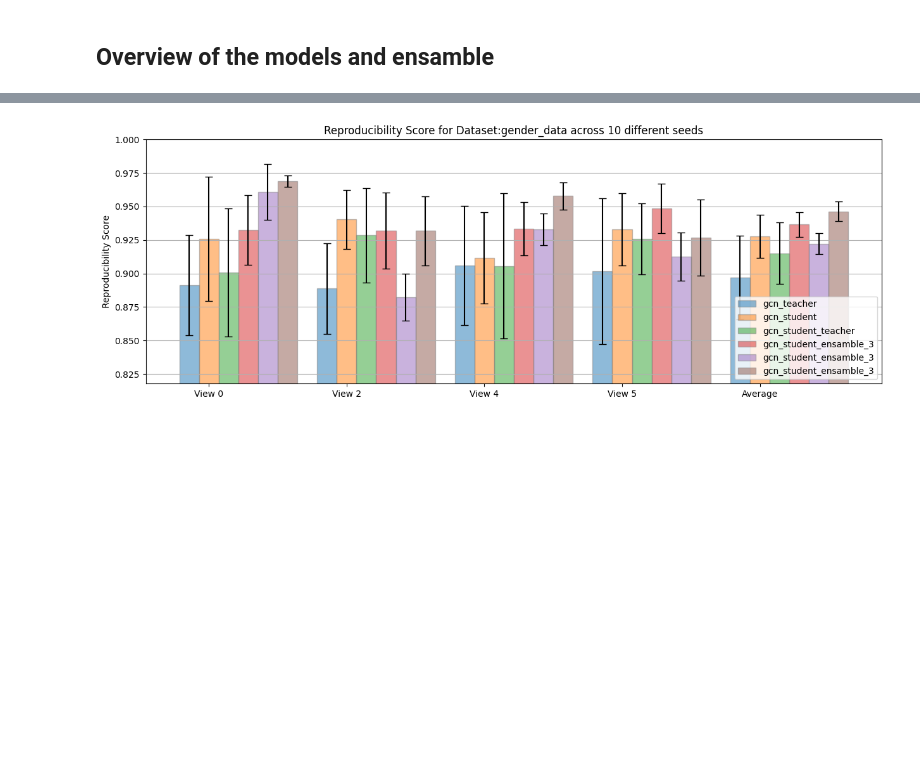
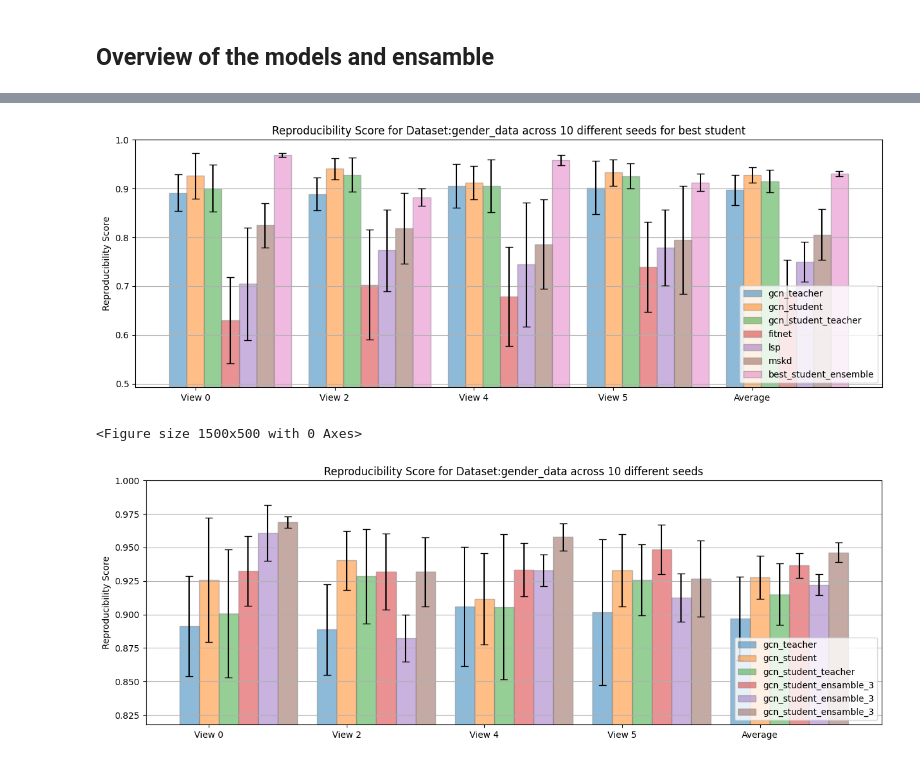
Before and after one commit to LorenzoStigliano/thesis-imperial, a Jupyter notebook: src/utils/ensemble_analysis.ipynb, the cells around one changed output, grey strips where cells are left out. Cells and saved outputs as stored; diff of their text form; code cells hidden in the pictures; blank space fills up the shorter version.

```diff
--- a/src/utils/ensemble_analysis.ipynb
+++ b/src/utils/ensemble_analysis.ipynb
@@ -84,8 +87,20 @@ def get_mean_CV_metric_student_model(dataset, model, analysis_type, training_typ
 
     return student_acc, student_f1, student_recall, student_precision
 # %%
-def get_student_model_metric(dataset, model, CV, runs, analysis_type, dataset_split, view, model_args):
+def get_student_model_metric_all_folds(dataset, model, CV, runs, analysis_type, dataset_split, view, model_args):
     #Get average student modele metrics across all runs and all cv for all models in ensemble
+    """
+    USAGE:
+    runs = [i for i in range(10)]
+    CV=["3Fold", "5Fold", "10Fold"]
+    model = "gcn_student_ensamble_3"
+    analysis_type="model_assessment"
+    model_args= gcn_student_ensamble_args
+    dataset_split="val"
+    view=2
+
+    get_student_model_metric_all_folds(dataset, model, CV, runs, analysis_type, dataset_split, view, model_args)
+    """
 
     all_student_metrics_mean = []
     all_student_metrics_var = []
@@ -531,4 +856,33 @@ plot_bar_chart_reproducibility_mulitple_runs_student_specific(
 <Figure size 1500x500 with 0 Axes>
+# %%
+plot_bar_chart_reproducibility_mulitple_runs_student_specific(
+    dataset="gender_data",
+    views=[0, 2, 4, 5],
+    models=[
+        "gcn",
+        "gcn_student",
+        "gcn_student_teacher",
+        "fitnet",
+        "lsp",
+        "mskd",
+        "gcn_student_ensamble_3",
+    ],
+    CV=["3Fold", "5Fold", "10Fold"],
+    runs=[i for i in range(10)],
+    students=[2,1,2,1],
+    model_args= [
+        gcn_args,
+        gcn_student_args,
+        gcn_student_args,
+        fitnet_student_args,
+        lsp_student_args,
+        mskd_student_args,
+        gcn_student_ensamble_args,
+    ],
+    save_fig=False)
+# %% [output]
+[figure, added]
+<Figure size 1500x500 with 0 Axes>
 # %%
 plot_bar_chart_reproducibility_mulitple_runs(dataset="gender_data",
                                              views=[0, 2, 4, 5],
```
Also changed, not shown: parts of 13 cells of this notebook, 10 other files.
